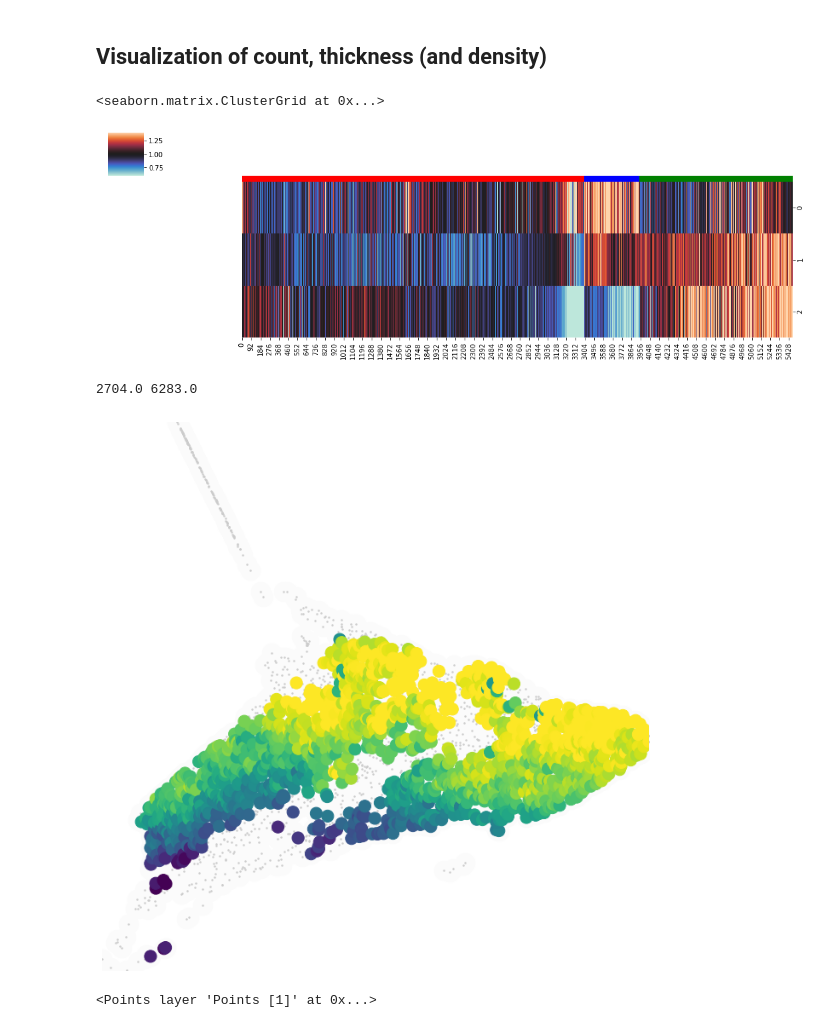
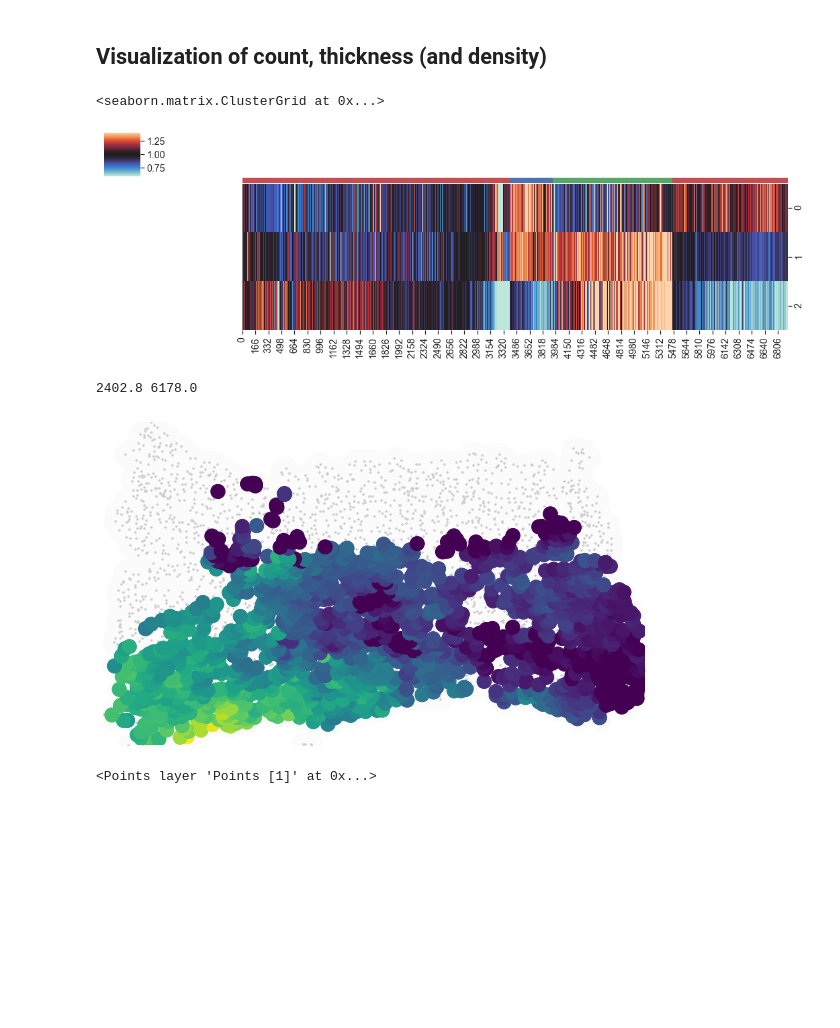
Before and after one commit to tatz-murakami/morphotrack, a Jupyter notebook: scripts/layer_wise_analysis.ipynb, the cells around one changed output. Cells and saved outputs as stored; diff of their text form; code cells hidden in the pictures; blank space fills up the shorter version.

```diff
--- a/scripts/layer_wise_analysis.ipynb
+++ b/scripts/layer_wise_analysis.ipynb
@@ -70,7 +74,8 @@ layer_info_path = {
 selection_set = {
     'track_00':xr.open_dataarray('/mnt/ampa_data01/tmurakami/220305_SMA_nuc_middlehuman/morphotrack/filter_da.nc').load().all(axis=0),
     'track_01':xr.open_dataarray('/mnt/ampa_data01/tmurakami/220615_slc17a7_nuc_sma_human_03/morphotrack/filter_da.nc').load().all(axis=0),
-    'track_02':xr.open_dataarray('/mnt/ampa_data01/tmurakami/220715_prefrontal_q1_R01/morphotrack/filter_da.nc').load().all(axis=0)
+    'track_02':xr.open_dataarray('/mnt/ampa_data01/tmurakami/220715_prefrontal_q1_R01/morphotrack/filter_da.nc').load().all(axis=0),
+    'track_v2':xr.open_dataarray('/mnt/ampa_data01/tmurakami/220806_visual_02_R01/morphotrack/filter_da_fft.nc').load().all(axis=0)
 }
 
 tracks = {}
@@ -93,7 +98,7 @@ def get_unique_number(list_of_array):
     unique_number = np.unique(sequence)
     return unique_number
 # %%
-track_set = 'track_01'
+track_set = 'track_v2'
 track_ds = tracks[track_set]
 
 scaling_factor = np.asarray([3,0.65,0.65])
@@ -109,7 +114,7 @@ viewer.add_image(track_ds.Total_warped)
 <Image layer 'Image' at 0x...>
 # %%
 # manual determine the position of the layer in d' space
-l_pos = np.asarray([0,44,130,205,224])
+l_pos = np.asarray([0,50,118,205,235])
 layers = ['layer12', 'layer3', 'layer456', 'wm']
 layer_position = {}
 for i, p in enumerate(l_pos[:-1]):
@@ -178,4 +183,5 @@ layer_infos = {
     'track_00':xr.open_dataset('/mnt/ampa_data01/tmurakami/220305_SMA_nuc_middlehuman/morphotrack/layer_info.nc').load(),
     'track_01':xr.open_dataset('/mnt/ampa_data01/tmurakami/220615_slc17a7_nuc_sma_human_03/morphotrack/layer_info.nc').load(),
     'track_02':xr.open_dataset('/mnt/ampa_data01/tmurakami/220715_prefrontal_q1_R01/morphotrack/layer_info.nc').load(),
+    'track_v2':xr.open_dataset('/mnt/ampa_data01/tmurakami/220806_visual_02_R01/morphotrack/layer_info.nc').load(),
 }
@@ -207,7 +203,7 @@ map_colors = np.zeros(col_counts.track.size)
 pos = np.cumsum([0]+[i.track.size for i in layer_infos.values()])
 for j, k in enumerate(pos[:-1]):
     map_colors[slice(pos[j],pos[j+1])]=j
-lut = dict(zip(np.unique(map_colors), "rbg"))
+lut = dict(zip(np.unique(map_colors), "rbgr"))
 map_colors = np.vectorize(lut.get)(map_colors)
 
 norm_layer_counts = col_counts / col_counts.median(dim='track')
@@ -217,10 +213,10 @@ vmax = 1.4#norm_layer_counts.quantile(0.95)
 sns.clustermap(norm_layer_counts.data.T, row_cluster=False, col_cluster=False, vmin=vmin, vmax=vmax, col_colors=map_colors, figsize=(15, 5),cmap="icefire")
 # %% [output]
 <seaborn.matrix.ClusterGrid at 0x...>
-[figure, old version]
+[figure, new version]
 # %%
 # in a flattened surface
-track_set = 'track_02'
+track_set = 'track_v2'
 layer = 'layer456'
 
 # get values
@@ -230,35 +226,35 @@ isomap.fit(X0)
 manifold0 = isomap.transform(X0)
 X1 = tracks[track_set].Seeds.data
 manifold1 = isomap.transform(X1)
 
 # thickness or countss
 val = layer_infos[track_set].Counts.sel(layer=[layer]).copy()
 val = val.data.squeeze()
 
 # normalize for visualization
 col_counts = xr.concat(layer_infos.values(),dim='track').Counts # / (xr.concat(layer_infos.values(),dim='track').Thickness ** 1)
 # norm_layer_counts = col_counts / col_counts.median(dim='track')
 vmin = col_counts.quantile(0.05,dim='track').sel(layer=layer).data
 vmax = col_counts.quantile(0.95,dim='track').sel(layer=layer).data
 val[val<vmin] = vmin; val[val>vmax] = vmax
 
 # plotting
 fig, ax = plt.subplots(nrows=1, ncols=1, figsize=(manifold0.max(axis=0) - manifold0.min(axis=0))/50)
 ax.scatter(manifold0[:,0],manifold0[:,1],s=500, c='#fbfbfb')
 ax.scatter(manifold0[:,0],manifold0[:,1],s=2, c='#cccccc')
 ax.scatter(manifold1[:,0],manifold1[:,1],s=200,c=val,cmap='viridis')
 ax.set_xlim([manifold0.min(axis=0)[0], manifold0.max(axis=0)[0]])
 ax.set_ylim([manifold0.min(axis=0)[1], manifold0.max(axis=0)[1]])
 ax.spines['top'].set_visible(False)
 ax.spines['right'].set_visible(False)
 ax.spines['bottom'].set_visible(False)
 ax.spines['left'].set_visible(False)
 ax.get_xaxis().set_ticks([])
 ax.get_yaxis().set_ticks([])
 print(vmin, vmax)
 # %% [output]
-2704.0 6283.0
+2402.8 6178.0
-[figure, old version]
+[figure, new version]
 # %%
 viewer= napari.Viewer()
 color_vis = morphotrack.image.vector_color_mapping(val,colormap='viridis')
```
Also changed, not shown: parts of 8 cells of this notebook, 9 other files.
